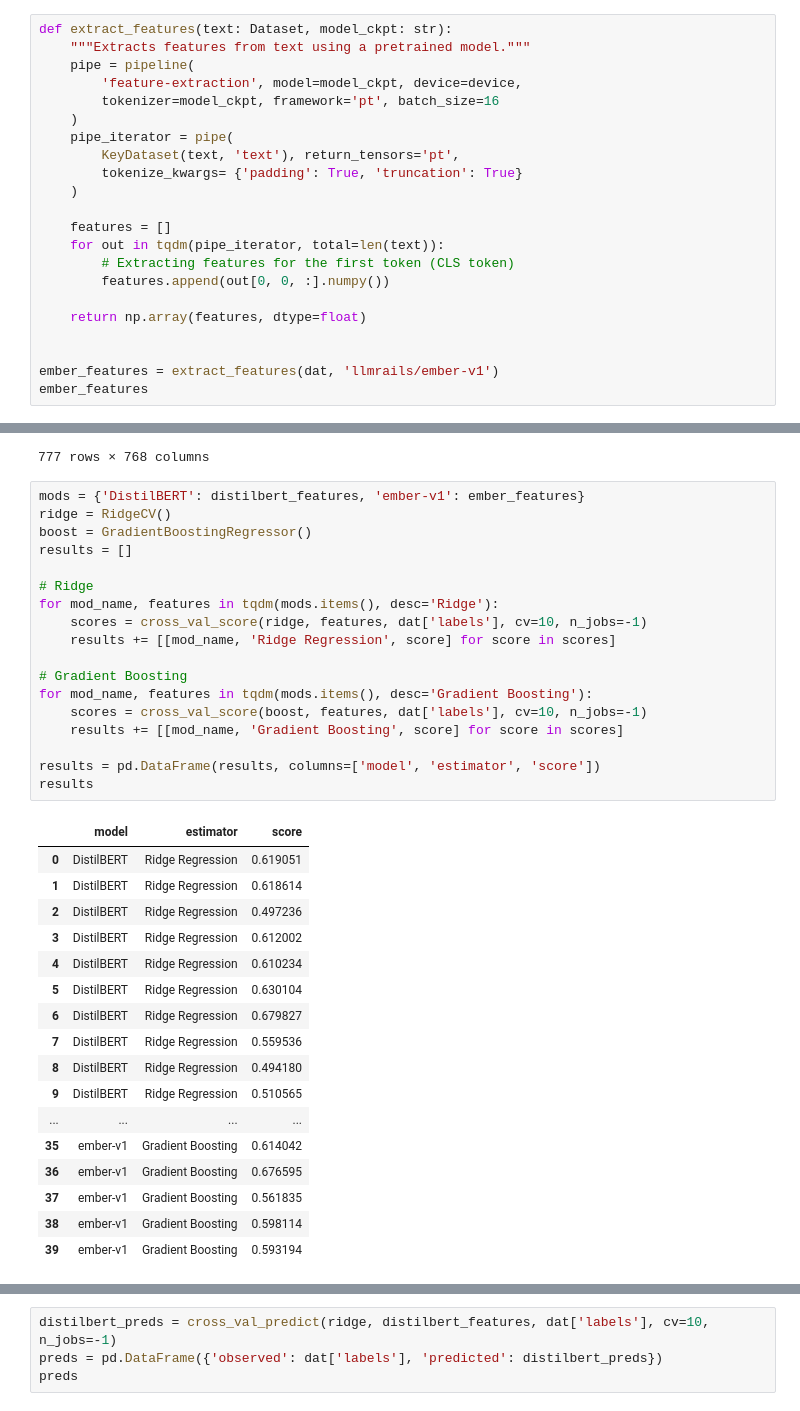
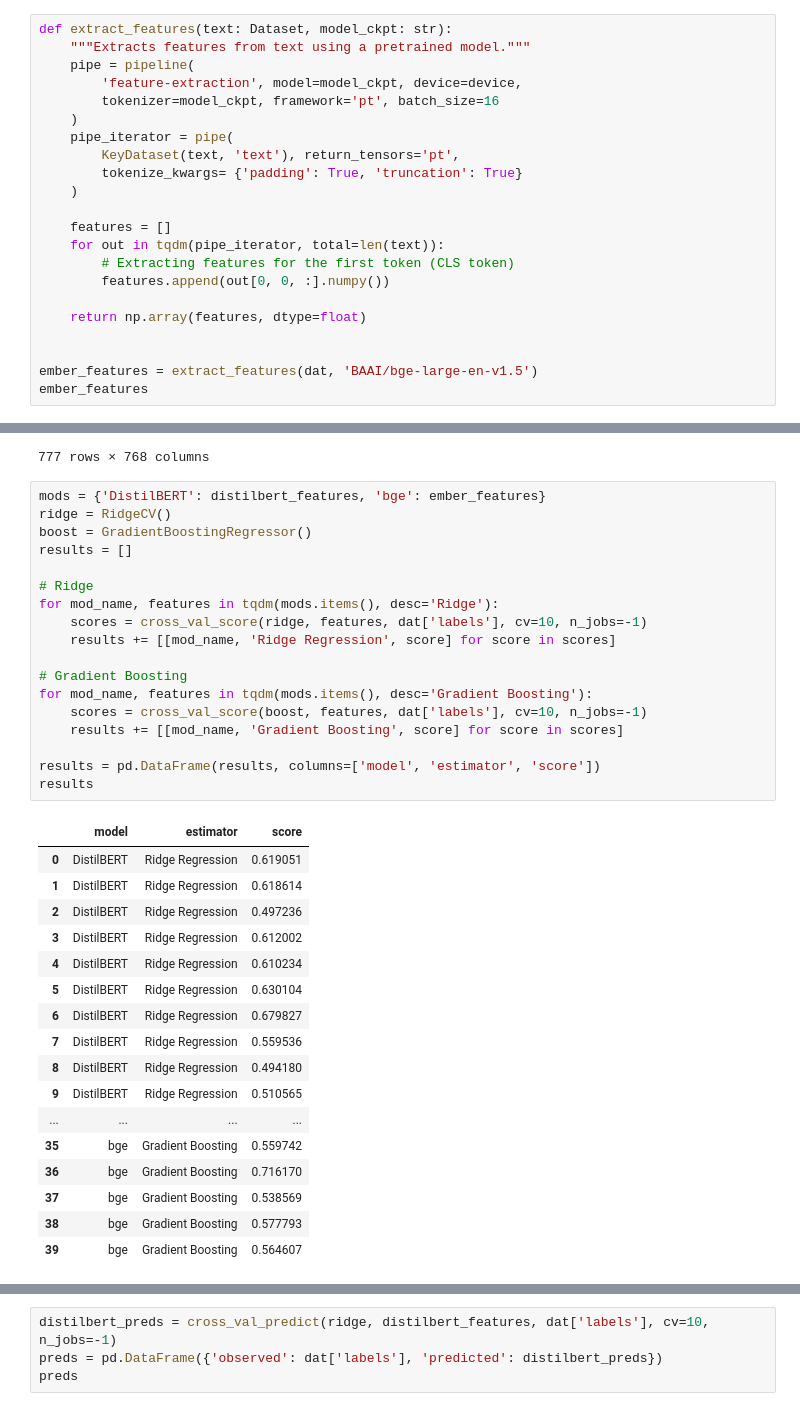
Before and after one commit to Zak-Hussain/LLM4BeSci, a Jupyter notebook: health/distilber_vs_ember.ipynb, the cells around one changed output, grey strips where cells are left out. Drawn from its saved outputs; the diff is of its cells as text.

```diff
--- a/health/distilber_vs_ember.ipynb
+++ b/health/distilber_vs_ember.ipynb
@@ -88,6 +85,6 @@ def extract_features(text: Dataset, model_ckpt: str):
     return np.array(features, dtype=float)
 
 
-ember_features = extract_features(dat, 'llmrails/ember-v1')
+ember_features = extract_features(dat, 'BAAI/bge-large-en-v1.5')
 ember_features
 # %% [output]
@@ -128,41 +125,41 @@ distilbert_features
 | 776 | -0.148871 | 0.094196 | 0.097353 | -0.295030 | 0.079687 | 0.020537 | 0.388873 | 0.140645 | -0.075444 | -0.502733 | ... | ... |
 777 rows × 768 columns
 # %%
-mods = {'DistilBERT': distilbert_features, 'ember-v1': ember_features}
+mods = {'DistilBERT': distilbert_features, 'bge': ember_features}
 ridge = RidgeCV()
 boost = GradientBoostingRegressor()
 results = []
 
 # Ridge
 for mod_name, features in tqdm(mods.items(), desc='Ridge'):
     scores = cross_val_score(ridge, features, dat['labels'], cv=10, n_jobs=-1)
     results += [[mod_name, 'Ridge Regression', score] for score in scores]
 
 # Gradient Boosting
 for mod_name, features in tqdm(mods.items(), desc='Gradient Boosting'):
     scores = cross_val_score(boost, features, dat['labels'], cv=10, n_jobs=-1)
     results += [[mod_name, 'Gradient Boosting', score] for score in scores]
 
 results = pd.DataFrame(results, columns=['model', 'estimator', 'score'])
 results
 # %% [output]
 |  | model | estimator | score |
 | 0 | DistilBERT | Ridge Regression | 0.619051 |
 | 1 | DistilBERT | Ridge Regression | 0.618614 |
 | 2 | DistilBERT | Ridge Regression | 0.497236 |
 | 3 | DistilBERT | Ridge Regression | 0.612002 |
 | 4 | DistilBERT | Ridge Regression | 0.610234 |
 | 5 | DistilBERT | Ridge Regression | 0.630104 |
 | 6 | DistilBERT | Ridge Regression | 0.679827 |
 | 7 | DistilBERT | Ridge Regression | 0.559536 |
 | 8 | DistilBERT | Ridge Regression | 0.494180 |
 | 9 | DistilBERT | Ridge Regression | 0.510565 |
 | ... | ... | ... | ... |
-| 35 | ember-v1 | Gradient Boosting | 0.614042 |
-| 36 | ember-v1 | Gradient Boosting | 0.676595 |
-| 37 | ember-v1 | Gradient Boosting | 0.561835 |
-| 38 | ember-v1 | Gradient Boosting | 0.598114 |
-| 39 | ember-v1 | Gradient Boosting | 0.593194 |
+| 35 | bge | Gradient Boosting | 0.559742 |
+| 36 | bge | Gradient Boosting | 0.716170 |
+| 37 | bge | Gradient Boosting | 0.538569 |
+| 38 | bge | Gradient Boosting | 0.577793 |
+| 39 | bge | Gradient Boosting | 0.564607 |
 # %%
 distilbert_mean = results.query(
     'model == "DistilBERT" & estimator=="Ridge Regression"'
```
Also changed, not shown: parts of 5 cells of this notebook, 6 other files.
